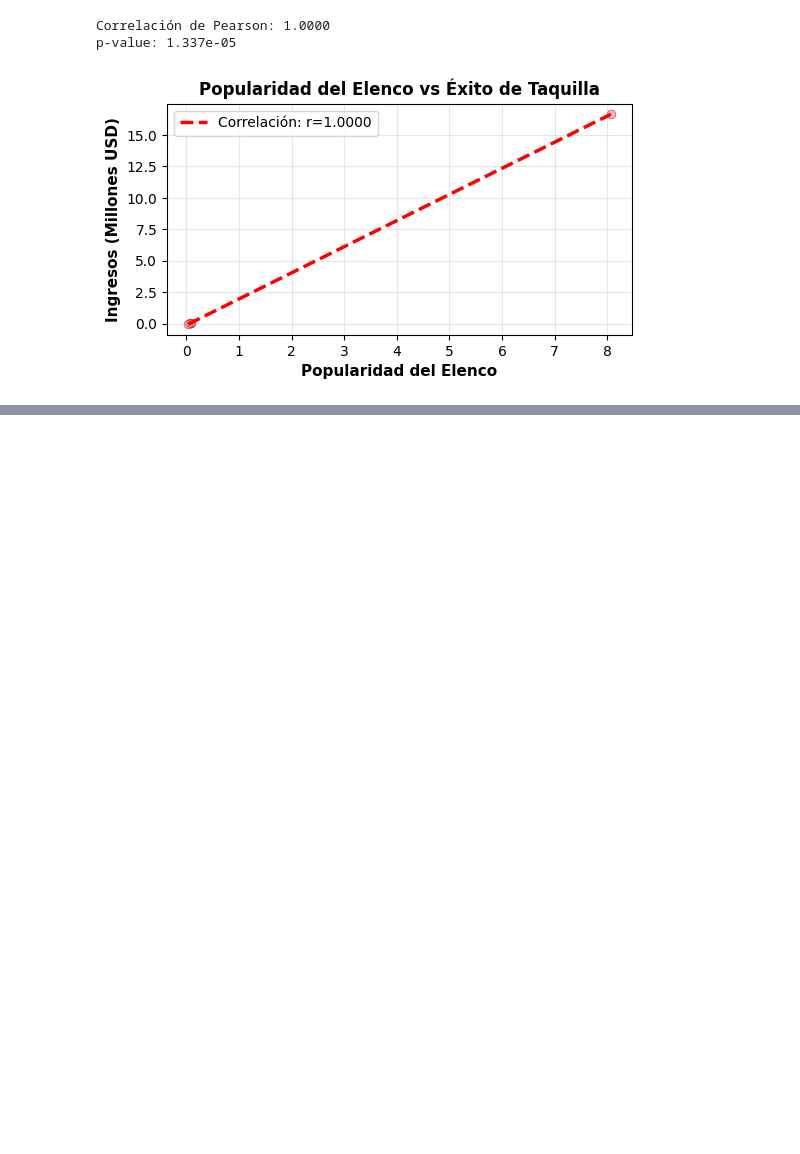
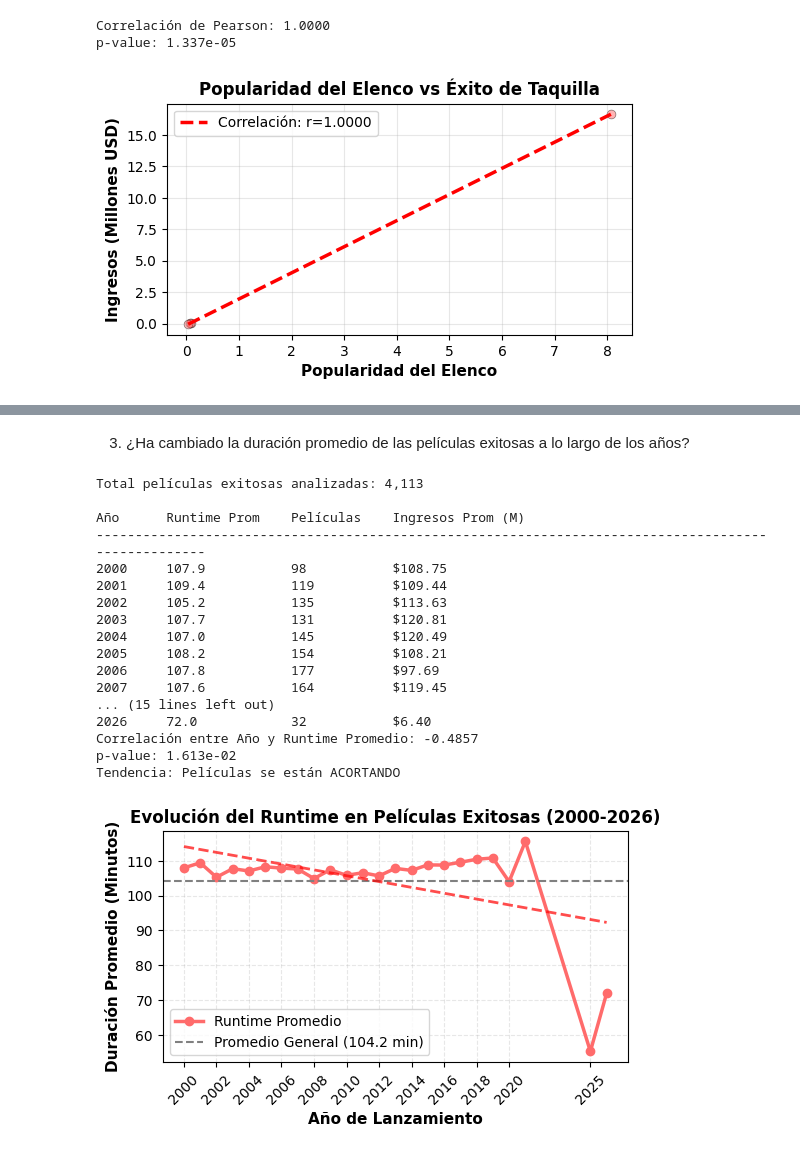
Before and after one commit to Qu3zada22/lab1_MD, a Jupyter notebook: src/Lab1.ipynb, the cells around one changed output, grey strips where cells are left out. Cells and saved outputs as stored; diff of their text form; code cells hidden in the pictures; blank space fills up the shorter version.

```diff
--- a/src/Lab1.ipynb
+++ b/src/Lab1.ipynb
@@ -248,0 +338,69 @@ p-value: 1.337e-05
+# %% [markdown]
+3. ¿Ha cambiado la duración promedio de las películas exitosas a lo largo de los años?
+# %%
+df = pd.read_csv('../data/movies_2026.csv', encoding='latin-1')
+
+df_exitosas = df[(df['revenue'] > 0) & (df['runtime'] > 0) & (df['releaseYear'] >= 2000)].copy()
+
+runtime_por_ano = df_exitosas.groupby('releaseYear').agg({
+    'runtime': ['mean', 'median', 'count'],
+    'revenue': 'mean'
+}).round(2)
+
+runtime_por_ano.columns = ['Runtime_Promedio', 'Runtime_Mediana', 'Cantidad_Peliculas', 'Ingresos_Promedio']
+runtime_por_ano = runtime_por_ano.reset_index()
+
+
+print(f"\nTotal películas exitosas analizadas: {len(df_exitosas):,}")
+
+print(f"\n{'Año':<8} {'Runtime Prom':<15} {'Películas':<12} {'Ingresos Prom (M)':<20}")
+print("-"*100)
+for _, row in runtime_por_ano.iterrows():
+    print(f"{int(row['releaseYear']):<8} {row['Runtime_Promedio']:<15.1f} {int(row['Cantidad_Peliculas']):<12} ${row['Ingresos_Promedio']/1e6:<19.2f}")
+
+anos = runtime_por_ano['releaseYear'].values
+runtimes = runtime_por_ano['Runtime_Promedio'].values
+
+corr, p_value = stats.pearsonr(anos, runtimes)
+
+print(f"Correlación entre Año y Runtime Promedio: {corr:.4f}")
+print(f"p-value: {p_value:.3e}")
+print(f"Tendencia: {'Películas se están ACORTANDO' if corr < -0.1 else 'Películas se están ALARGANDO' if corr > 0.1 else 'Duración ESTABLE'}")
+
+
+fig, ax = plt.subplots(figsize=(6, 3))
+
+ax.plot(anos, runtimes, marker='o', linewidth=2.5, markersize=6, color='#FF6B6B', label='Runtime Promedio')
+ax.axhline(y=runtimes.mean(), color='gray', linestyle='--', linewidth=1.5, label=f'Promedio General ({runtimes.mean():.1f} min)')
+
+ax.set_xlabel('Año de Lanzamiento', fontweight='bold', fontsize=11)
+ax.set_ylabel('Duración Promedio (Minutos)', fontweight='bold', fontsize=11)
+ax.set_title('Evolución del Runtime en Películas Exitosas (2000-2026)', fontweight='bold', fontsize=12)
+ax.grid(alpha=0.3, linestyle='--')
+ax.legend(fontsize=10)
+
+z = np.polyfit(anos, runtimes, 1)
+p_fit = np.poly1d(z)
+ax.plot(anos, p_fit(anos), "r--", linewidth=2, alpha=0.7, label=f'Tendencia Lineal (pendiente={z[0]:.2f})')
+
+plt.xticks(anos[::2], rotation=45)
+plt.show()
+# %% [output]
+Total películas exitosas analizadas: 4,113
+
+Año      Runtime Prom    Películas    Ingresos Prom (M)
+----------------------------------------------------------------------------------------------------
+2000     107.9           98           $108.75
+2001     109.4           119          $109.44
+2002     105.2           135          $113.63
+2003     107.7           131          $120.81
+2004     107.0           145          $120.49
+2005     108.2           154          $108.21
+2006     107.8           177          $97.69
+2007     107.6           164          $119.45
+... (15 lines left out)
+2026     72.0            32           $6.40
+Correlación entre Año y Runtime Promedio: -0.4857
+p-value: 1.613e-02
+Tendencia: Películas se están ACORTANDO
+[figure, added]
```
Also changed, not shown: parts of 11 cells of this notebook.
